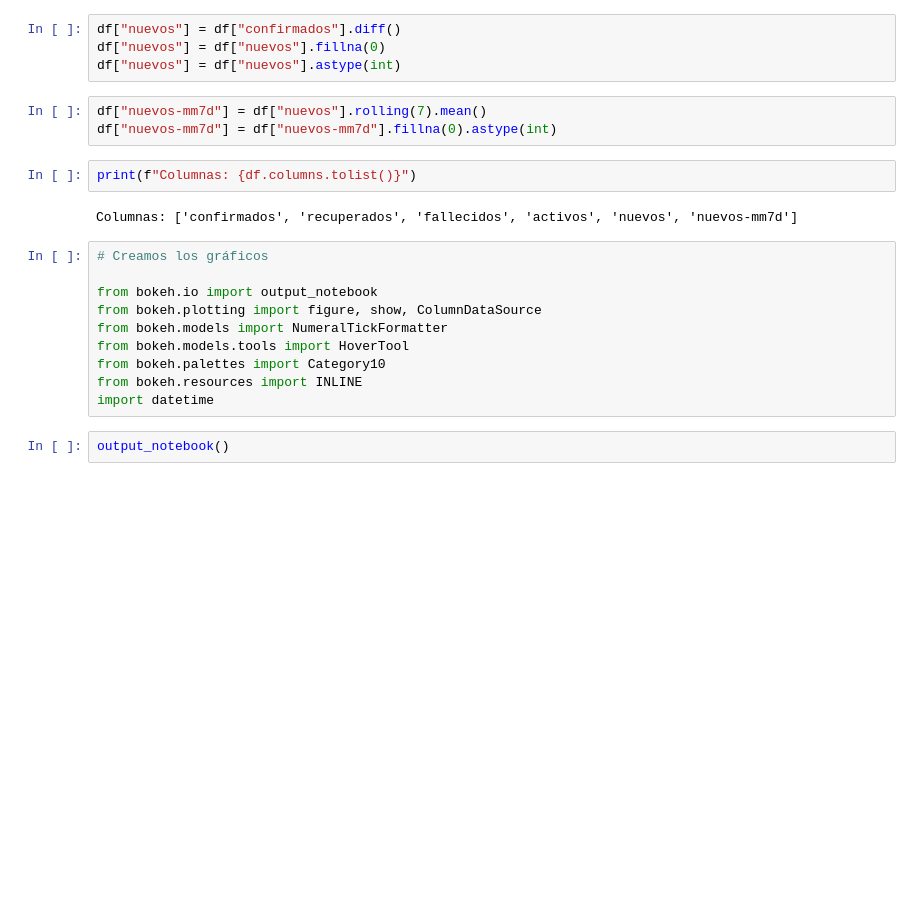
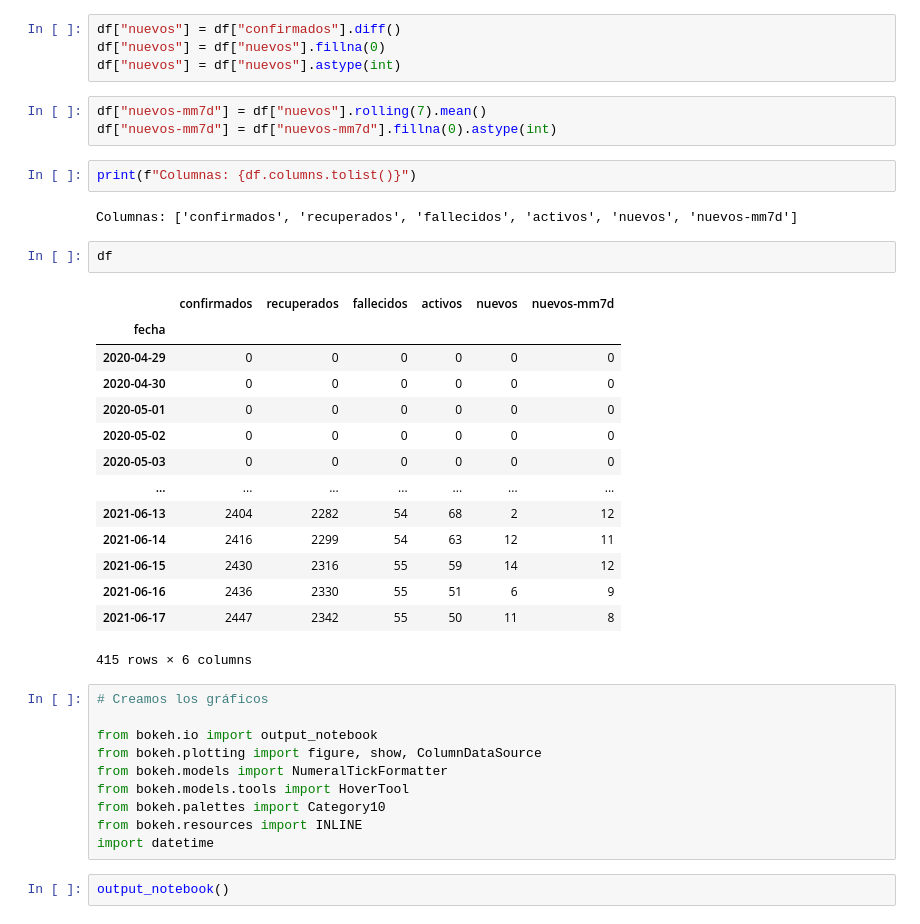
Before and after one commit to agostinaf/covid-19-saav, a Jupyter notebook: reporte.ipynb, the cells around one changed output. Cells and saved outputs as stored; diff of their text form; blank space fills up the shorter version.

```diff
--- a/reporte.ipynb
+++ b/reporte.ipynb
@@ -20,6 +20,23 @@ df["nuevos-mm7d"] = df["nuevos-mm7d"].fillna(0).astype(int)
 print(f"Columnas: {df.columns.tolist()}")
 # %% [output]
 Columnas: ['confirmados', 'recuperados', 'fallecidos', 'activos', 'nuevos', 'nuevos-mm7d']
+# %%
+df
+# %% [output]
+|  | confirmados | recuperados | fallecidos | activos | nuevos | nuevos-mm7d |
+| fecha |  |  |  |  |  |  |
+| 2020-04-29 | 0 | 0 | 0 | 0 | 0 | 0 |
+| 2020-04-30 | 0 | 0 | 0 | 0 | 0 | 0 |
+| 2020-05-01 | 0 | 0 | 0 | 0 | 0 | 0 |
+| 2020-05-02 | 0 | 0 | 0 | 0 | 0 | 0 |
+| 2020-05-03 | 0 | 0 | 0 | 0 | 0 | 0 |
+| ... | ... | ... | ... | ... | ... | ... |
+| 2021-06-13 | 2404 | 2282 | 54 | 68 | 2 | 12 |
+| 2021-06-14 | 2416 | 2299 | 54 | 63 | 12 | 11 |
+| 2021-06-15 | 2430 | 2316 | 55 | 59 | 14 | 12 |
+| 2021-06-16 | 2436 | 2330 | 55 | 51 | 6 | 9 |
+| 2021-06-17 | 2447 | 2342 | 55 | 50 | 11 | 8 |
+415 rows × 6 columns
 # %%
 # Creamos los gráficos
 
```
Also changed, not shown: parts of 7 cells of this notebook, 1 other file.
